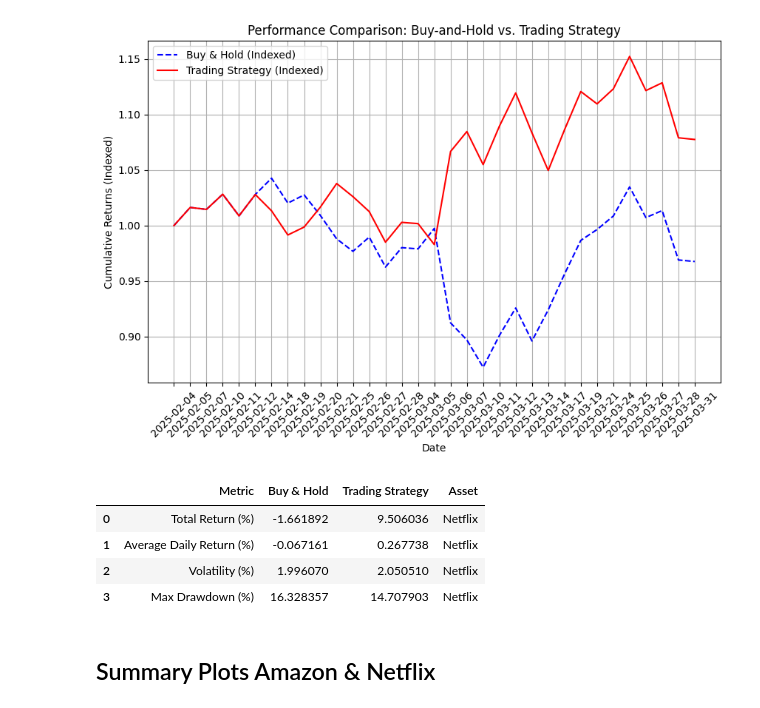
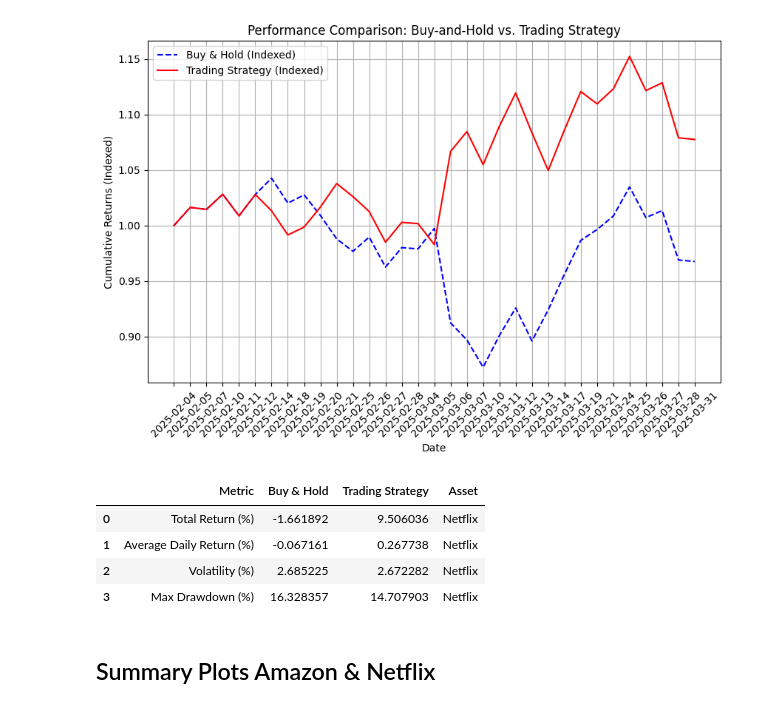
Before and after one commit to Ilse-hutten/tweet-stock-prediction, a Jupyter notebook: notebooks/model_training_02.ipynb, the cells around one changed output. Drawn from its saved outputs; the diff is of its cells as text; code cells hidden in the pictures.

```diff
--- a/notebooks/model_training_02.ipynb
+++ b/notebooks/model_training_02.ipynb
@@ -1335,9 +1333,9 @@ strategy_avg_return = (
 )
 
 # Calculate volatility (standard deviation of returns)
-buy_hold_volatility = amazon_backtest["buyandhold"].pct_change().std() * 100
+buy_hold_volatility = netflix_backtest["buyandhold"].pct_change().std() * 100
 strategy_volatility = (
-    amazon_backtest["strategy_cumulative"].pct_change().std() * 100
+    netflix_backtest["strategy_cumulative"].pct_change().std() * 100
 )
 
 # Calculate max drawdown (largest peak-to-trough decline)
@@ -1363,34 +1361,34 @@ netflix_summary_metrics = pd.DataFrame(
     {
         "Metric": [
             "Total Return (%)",
             "Average Daily Return (%)",
             "Volatility (%)",
             "Max Drawdown (%)",
         ],
         "Buy & Hold": [
             buy_hold_final_return,
             buy_hold_avg_return,
             buy_hold_volatility,
             buy_hold_max_drawdown,
         ],
         "Trading Strategy": [
             strategy_final_return,
             strategy_avg_return,
             strategy_volatility,
             strategy_max_drawdown,
         ],
     }
 )
 
 netflix_summary_metrics["Asset"] = "Netflix"
 
 # summary metrics
 netflix_summary_metrics
 # %% [output]
 |  | Metric | Buy & Hold | Trading Strategy | Asset |
 | 0 | Total Return (%) | -1.661892 | 9.506036 | Netflix |
 | 1 | Average Daily Return (%) | -0.067161 | 0.267738 | Netflix |
-| 2 | Volatility (%) | 1.996070 | 2.050510 | Netflix |
+| 2 | Volatility (%) | 2.685225 | 2.672282 | Netflix |
 | 3 | Max Drawdown (%) | 16.328357 | 14.707903 | Netflix |
 # %% [markdown]
 ## Summary Plots Amazon & Netflix
```
Also changed, not shown: parts of 5 cells of this notebook, 2 other files.
